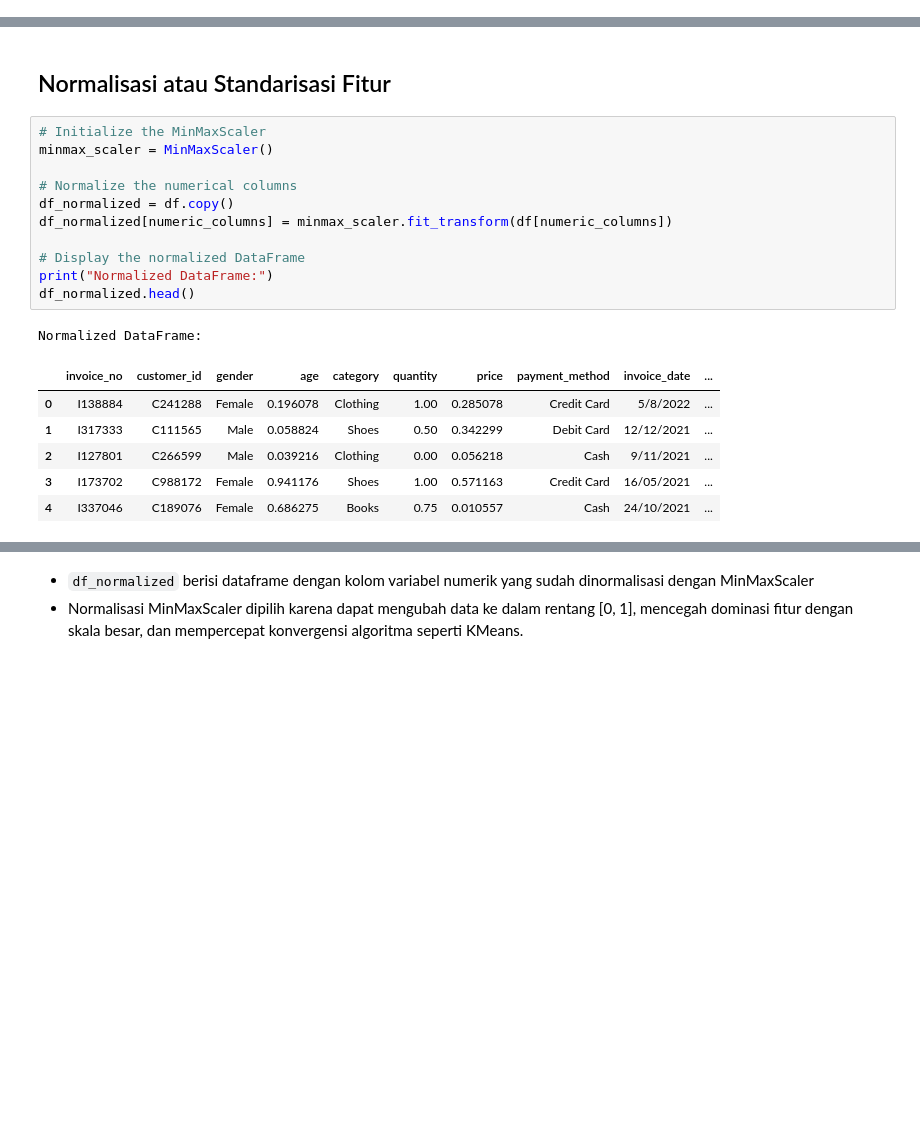
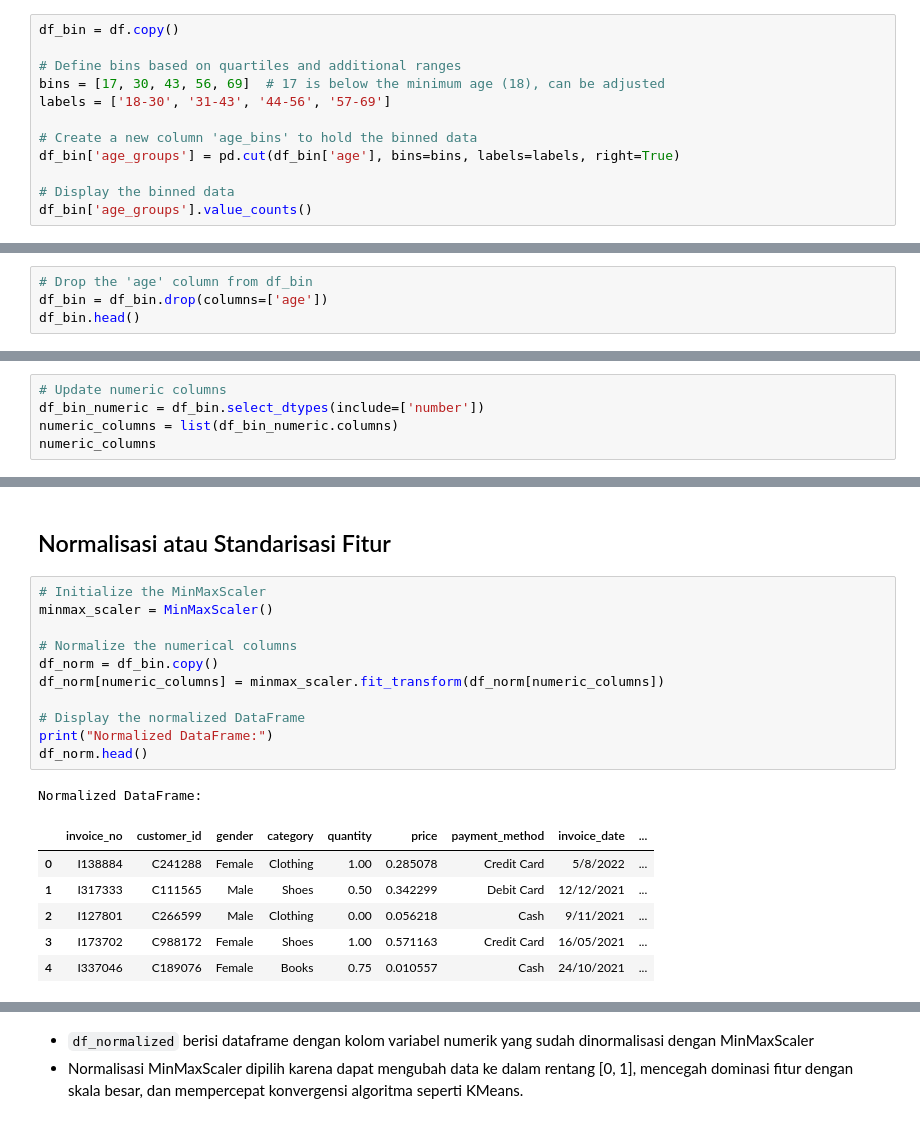
Before and after one commit to arguto1993/istanbul-retail-clustering-classification, a Jupyter notebook: clustering.ipynb, the cells around one changed output, grey strips where cells are left out. Cells and saved outputs as stored; diff of their text form; blank space fills up the shorter version.

```diff
--- a/clustering.ipynb
+++ b/clustering.ipynb
@@ -362,0 +383,12 @@ Outliers in 'price':
+# %%
+df_bin = df.copy()
+
+# Define bins based on quartiles and additional ranges
+bins = [17, 30, 43, 56, 69]  # 17 is below the minimum age (18), can be adjusted
+labels = ['18-30', '31-43', '44-56', '57-69']
+
+# Create a new column 'age_bins' to hold the binned data
+df_bin['age_groups'] = pd.cut(df_bin['age'], bins=bins, labels=labels, right=True)
+
+# Display the binned data
+df_bin['age_groups'].value_counts()
@@ -362,0 +402,4 @@ Outliers in 'price':
+# %%
+# Drop the 'age' column from df_bin
+df_bin = df_bin.drop(columns=['age'])
+df_bin.head()
@@ -362,0 +419,5 @@ Outliers in 'price':
+# %%
+# Update numeric columns
+df_bin_numeric = df_bin.select_dtypes(include=['number'])
+numeric_columns = list(df_bin_numeric.columns)
+numeric_columns
@@ -365,20 +440,20 @@ Outliers in 'price':
 # %%
 # Initialize the MinMaxScaler
 minmax_scaler = MinMaxScaler()
 
 # Normalize the numerical columns
-df_normalized = df.copy()
-df_normalized[numeric_columns] = minmax_scaler.fit_transform(df[numeric_columns])
+df_norm = df_bin.copy()
+df_norm[numeric_columns] = minmax_scaler.fit_transform(df_norm[numeric_columns])
 
 # Display the normalized DataFrame
 print("Normalized DataFrame:")
-df_normalized.head()
+df_norm.head()
 # %% [output]
 Normalized DataFrame:
-|  | invoice_no | customer_id | gender | age | category | quantity | price | payment_method | invoice_date | ... |
-| 0 | I138884 | C241288 | Female | 0.196078 | Clothing | 1.00 | 0.285078 | Credit Card | 5/8/2022 | ... |
-| 1 | I317333 | C111565 | Male | 0.058824 | Shoes | 0.50 | 0.342299 | Debit Card | 12/12/2021 | ... |
-| 2 | I127801 | C266599 | Male | 0.039216 | Clothing | 0.00 | 0.056218 | Cash | 9/11/2021 | ... |
-| 3 | I173702 | C988172 | Female | 0.941176 | Shoes | 1.00 | 0.571163 | Credit Card | 16/05/2021 | ... |
-| 4 | I337046 | C189076 | Female | 0.686275 | Books | 0.75 | 0.010557 | Cash | 24/10/2021 | ... |
+|  | invoice_no | customer_id | gender | category | quantity | price | payment_method | invoice_date | ... |
+| 0 | I138884 | C241288 | Female | Clothing | 1.00 | 0.285078 | Credit Card | 5/8/2022 | ... |
+| 1 | I317333 | C111565 | Male | Shoes | 0.50 | 0.342299 | Debit Card | 12/12/2021 | ... |
+| 2 | I127801 | C266599 | Male | Clothing | 0.00 | 0.056218 | Cash | 9/11/2021 | ... |
+| 3 | I173702 | C988172 | Female | Shoes | 1.00 | 0.571163 | Credit Card | 16/05/2021 | ... |
+| 4 | I337046 | C189076 | Female | Books | 0.75 | 0.010557 | Cash | 24/10/2021 | ... |
 # %%
```
Also changed, not shown: parts of 33 cells of this notebook.
